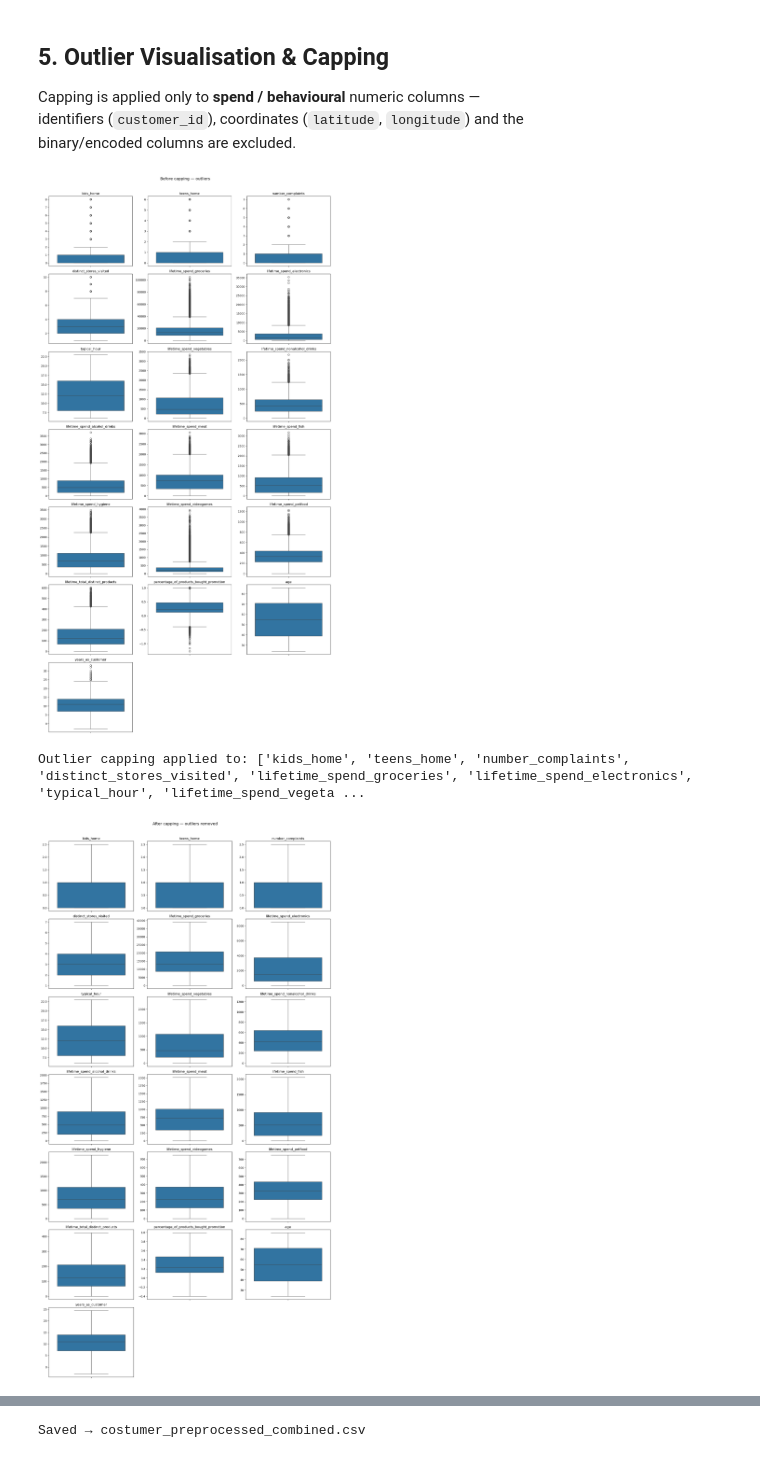
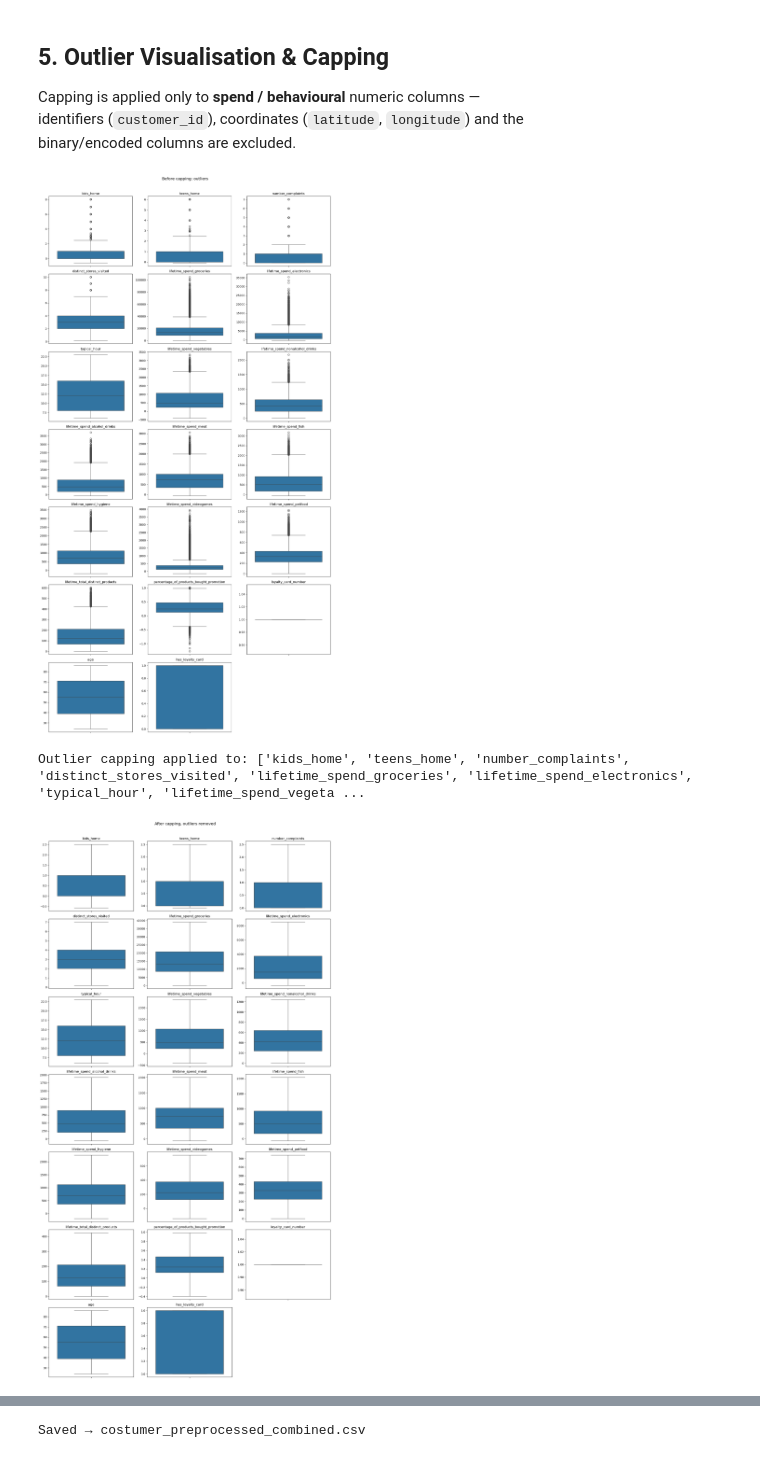
Before and after one commit to margaridaspereira/costumer-assignment, a Jupyter notebook: eda.ipynb, the cells around one changed output, grey strips where cells are left out. Drawn from its saved outputs; the diff is of its cells as text; code cells hidden in the pictures.

```diff
--- a/eda.ipynb
+++ b/eda.ipynb
@@ -135,0 +141,30 @@ costumer['customer_gender'] = le.fit_transform(costumer['customer_gender'].astyp
+# %%
+#The creation of two variables
+current_year = datetime.now().year
+
+# Convert birthdate to age
+costumer['age'] = current_year - pd.to_datetime(costumer['customer_birthdate'], format='mixed').dt.year
+
+# Binary flag for loyalty card
+costumer['has_loyalty_card'] = costumer['loyalty_card_number'].notnull().astype(int)
+
+# Columns excluded from MICE: non-numeric / identifiers / already-derived flags
+cols_to_drop_for_mice = [
+    'customer_id',
+    'customer_name',
+    'latitude',
+    'longitude',
+    'customer_birthdate',
+    'loyalty_card_number'
+]
+
+
+# FIX: errors='ignore' avoids KeyError if any column was already dropped
+cols_mice = costumer.drop(columns=cols_to_drop_for_mice, errors='ignore').select_dtypes(include='number').columns
+
+imputer = IterativeImputer(max_iter=10, random_state=42)
+costumer[cols_mice] = imputer.fit_transform(costumer[cols_mice])
+
+
+print("Missing values after MICE:")
+print(costumer.isnull().sum())
@@ -142,9 +197,7 @@ binary/encoded columns are excluded.
 # %%
 # Columns that should NOT be capped
 exclude_from_capping = [
-    'customer_id', 'customer_gender', 'latitude', 'longitude',
-    'loyalty_card_number', 'has_loyalty_card', 'year_first_transaction'
-]
+    'customer_id', 'customer_gender', 'latitude', 'longitude', 'year_first_transaction','customer_birthdate']
 
 cap_cols = [
     col for col in costumer.select_dtypes(include='number').columns
@@ -162,11 +215,11 @@ for i, col in enumerate(cap_cols):
 for j in range(i + 1, len(axes)):
     fig.delaxes(axes[j])
 # FIX: use fig.suptitle instead of plt.title for multi-subplot figures
-fig.suptitle("Before capping — outliers", fontsize=14, y=1.01)
+fig.suptitle("Before capping: outliers", fontsize=14, y=1.01)
 plt.tight_layout()
 plt.show()
 # %% [output]
-[figure, old version]
+[figure, new version]
 # %%
 for col in cap_cols:
     Q1 = costumer[col].quantile(0.25)
@@ -182,15 +235,15 @@ Outlier capping applied to: ['kids_home', 'teens_home', 'number_complaints', 'di
 # %%
 fig, axes = plt.subplots(n_rows, 3, figsize=(15, n_rows * 4))
 axes = axes.flatten()
 for i, col in enumerate(cap_cols):
     sns.boxplot(y=costumer[col], ax=axes[i])
     axes[i].set_title(col)
     axes[i].set_ylabel('')
 for j in range(i + 1, len(axes)):
     fig.delaxes(axes[j])
 # FIX: use fig.suptitle instead of plt.title
-fig.suptitle("After capping — outliers removed", fontsize=14, y=1.01)
+fig.suptitle("After capping, outliers removed", fontsize=14, y=1.01)
 plt.tight_layout()
 plt.show()
 # %% [output]
-[figure, old version]
+[figure, new version]
```
Also changed, not shown: parts of 19 cells of this notebook, 1 other file.
